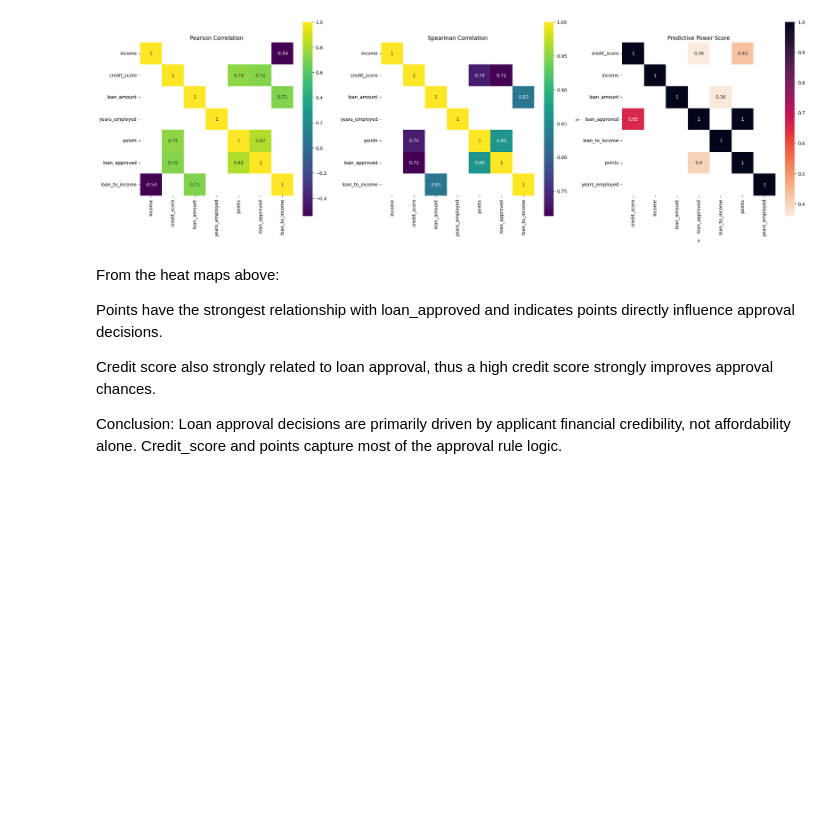
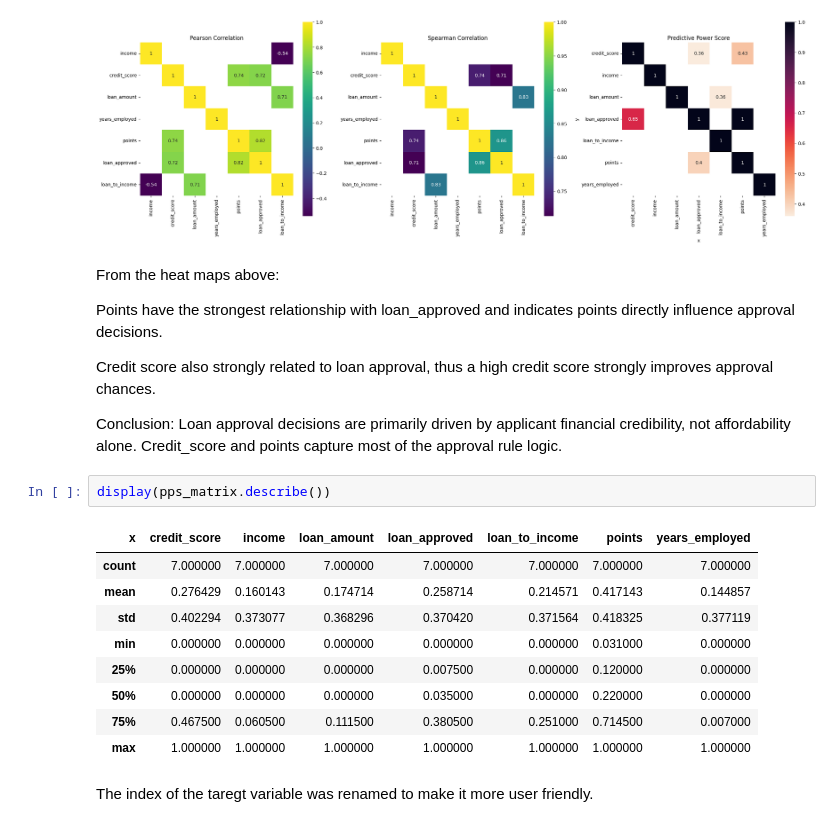
Before and after one commit to DavidRC-Projects/Approval_Predict, a Jupyter notebook: jupyter_notebooks/03 - DataCleaning.ipynb, the cells around one changed output. Drawn from its saved outputs; the diff is of its cells as text; blank space fills up the shorter version.

```diff
--- a/jupyter_notebooks/03 - DataCleaning.ipynb
+++ b/jupyter_notebooks/03 - DataCleaning.ipynb
@@ -129,3 +129,17 @@ Credit score also strongly related to loan approval, thus a high credit score st
 
 Conclusion: Loan approval decisions are primarily driven by applicant financial credibility, not affordability alone.
 Credit_score and points capture most of the approval rule logic.
+# %%
+display(pps_matrix.describe())
+# %% [output]
+| x | credit_score | income | loan_amount | loan_approved | loan_to_income | points | years_employed |
+| count | 7.000000 | 7.000000 | 7.000000 | 7.000000 | 7.000000 | 7.000000 | 7.000000 |
+| mean | 0.276429 | 0.160143 | 0.174714 | 0.258714 | 0.214571 | 0.417143 | 0.144857 |
+| std | 0.402294 | 0.373077 | 0.368296 | 0.370420 | 0.371564 | 0.418325 | 0.377119 |
+| min | 0.000000 | 0.000000 | 0.000000 | 0.000000 | 0.000000 | 0.031000 | 0.000000 |
+| 25% | 0.000000 | 0.000000 | 0.000000 | 0.007500 | 0.000000 | 0.120000 | 0.000000 |
+| 50% | 0.000000 | 0.000000 | 0.000000 | 0.035000 | 0.000000 | 0.220000 | 0.000000 |
+| 75% | 0.467500 | 0.060500 | 0.111500 | 0.380500 | 0.251000 | 0.714500 | 0.007000 |
+| max | 1.000000 | 1.000000 | 1.000000 | 1.000000 | 1.000000 | 1.000000 | 1.000000 |
+# %% [markdown]
+The index of the taregt variable was renamed to make it more user friendly.
```
Also changed, not shown: parts of 7 cells of this notebook, 3 other files.
